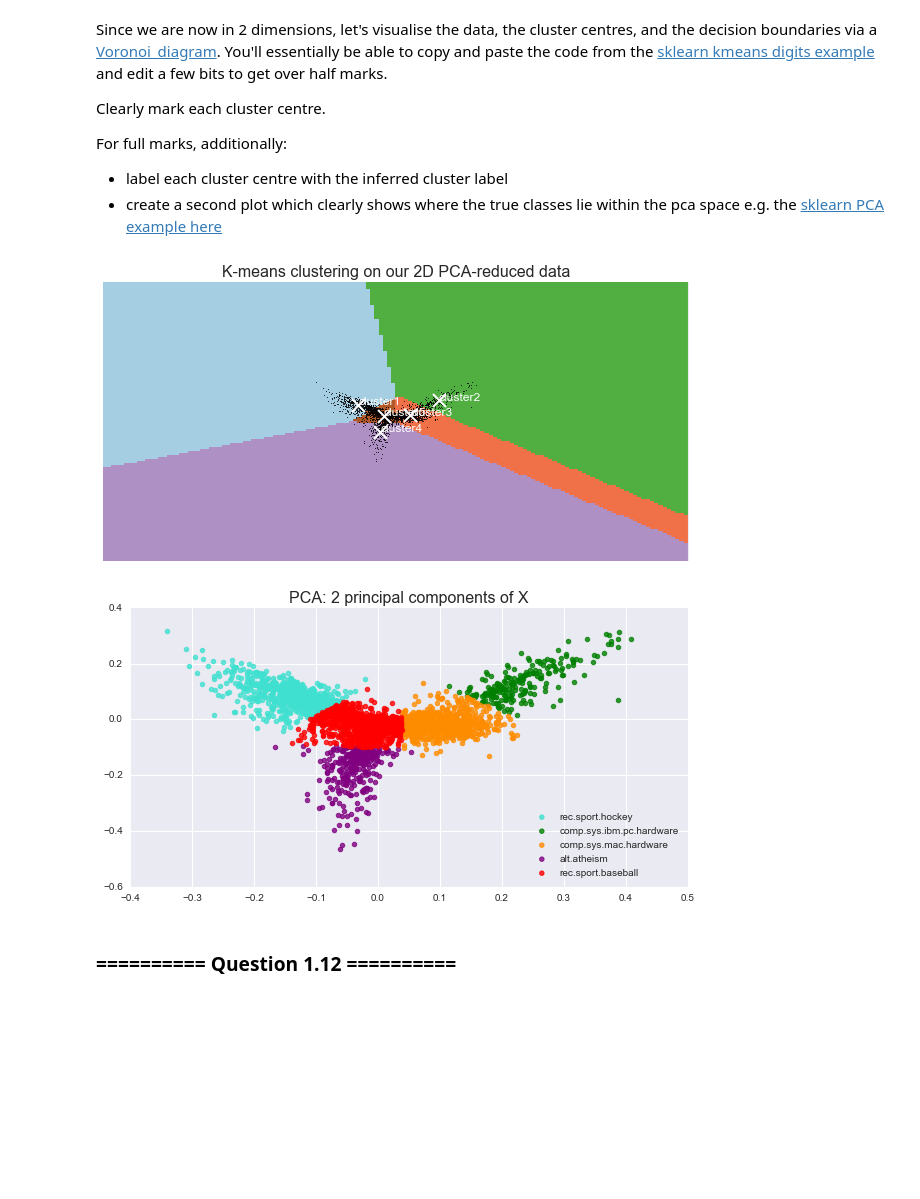
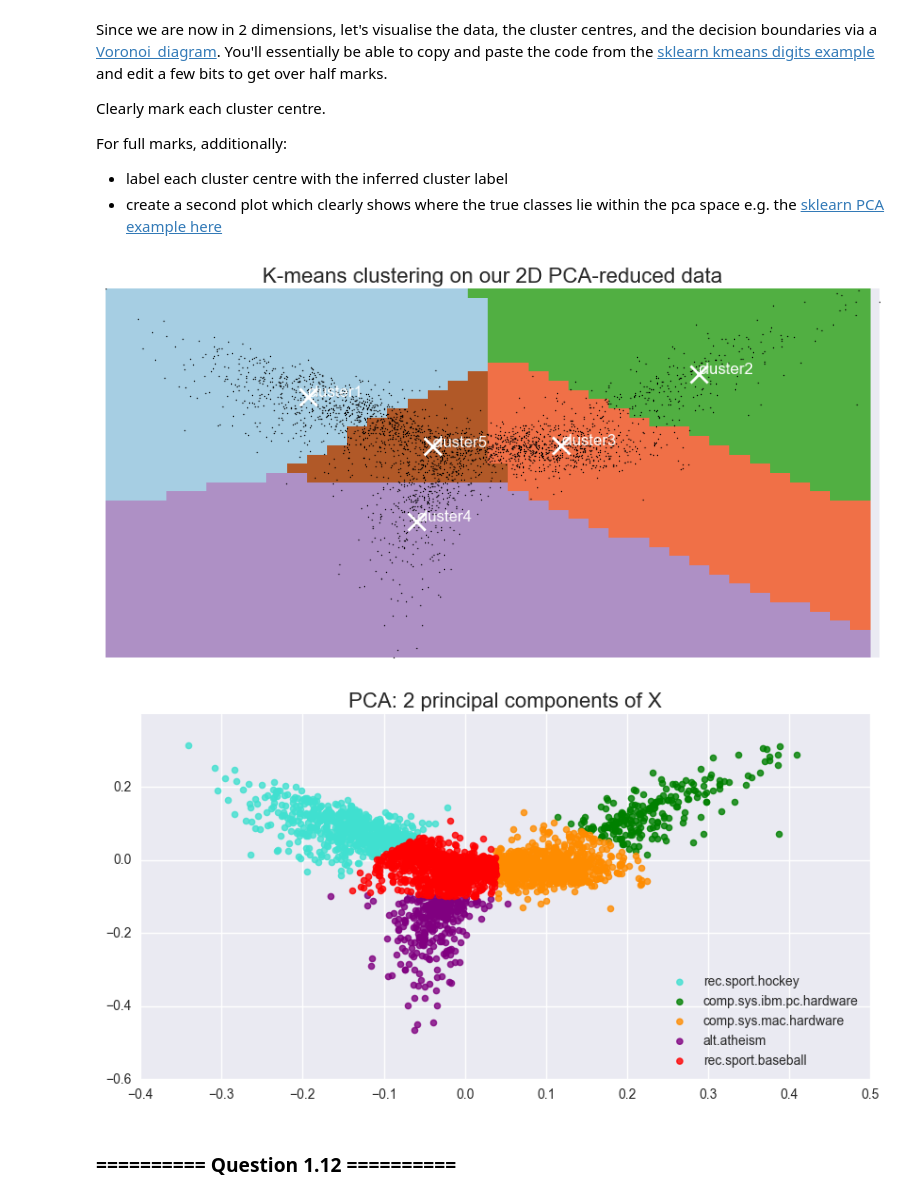
Before and after one commit to Dr-Alan-Turing/IAMachineLearning, a Jupyter notebook: 09_Assignment_4.ipynb, the cells around one changed output. Cells and saved outputs as stored; diff of their text form; code cells hidden in the pictures; blank space fills up the shorter version.

```diff
--- a/09_Assignment_4.ipynb
+++ b/09_Assignment_4.ipynb
@@ -454,8 +454,8 @@ For full marks, additionally:
 h = .02     # point in the mesh [x_min, x_max]x[y_min, y_max].
 
 # Plot the decision boundary. For that, we will assign a color to each
-x_min, x_max = X_2d[:, 0].min() - 1, X_2d[:, 0].max() + 1
-y_min, y_max = X_2d[:, 1].min() - 1, X_2d[:, 1].max() + 1
+x_min, x_max = X_2d[:, 0].min(), X_2d[:, 0].max()
+y_min, y_max = X_2d[:, 1].min(), X_2d[:, 1].max()
 xx, yy = np.meshgrid(np.arange(x_min, x_max, h), np.arange(y_min, y_max, h))
 
 # Obtain labels for each point in mesh. Use last trained model.
@@ -477,42 +477,37 @@ plt.scatter(centroids[:, 0], centroids[:, 1],
             marker='x', s=169, linewidths=2,
             color='w', zorder=10)
 
 labels=["cluster1","cluster2","cluster3","cluster4","cluster5"]
-
 for label, xi, yi in zip(labels, centroids[:, 0], centroids[:, 1]):
-    plt.annotate(label, xy=(xi, yi), color='white', zorder=20, fontsize=12)
-
-#, xytext = (-20, 20),
-#        textcoords = 'offset points', ha = 'right', va = 'bottom',
-#        bbox = dict(boxstyle = 'round,pad=0.5', fc = 'yellow', alpha = 0.5)
+    plt.annotate(label, xy=(xi, yi), color='white', zorder=20, fontsize=12) # <- full marks 1/2
 
 # Add title
 plt.title("K-means clustering on our 2D PCA-reduced data", fontsize=16)
 plt.xlim(x_min, x_max)
 plt.ylim(y_min, y_max)
 plt.xticks(())
 plt.yticks(())
 plt.show()
 
 #
-# 2. True classes within PCA space
+# 2. True classes within PCA space <- full marks 2/2
 #
 # credit: http://scikit-learn.org/stable/auto_examples/decomposition/plot_pca_vs_lda.html
 
 # Prepare data
 y_pca = kmeans_pca.labels_
 target_names = cats_2D
 colors = ['turquoise', 'green', 'darkorange', 'purple', 'red']
 # Plot PCA of categories
 plt.figure(figsize=(10,5))
 for color, i, target_name in zip(colors, [0, 1, 2, 3, 4], target_names):
     plt.scatter(X_2d[y_pca == i, 0], X_2d[y_pca == i, 1], color=color, alpha=.8, lw=1, label=target_name)
 plt.legend(loc='lower right', shadow=False, scatterpoints=1)
 plt.title('PCA: 2 principal components of X', fontsize=16)
 plt.show()
 # %% [output]
-[figure, old version]
+[figure, new version]
-[figure, old version]
+[figure, new version]
 # %% [markdown]
 ### ========== Question 1.12  ==========
 # %% [markdown]
```
Also changed, not shown: parts of 15 cells of this notebook.
